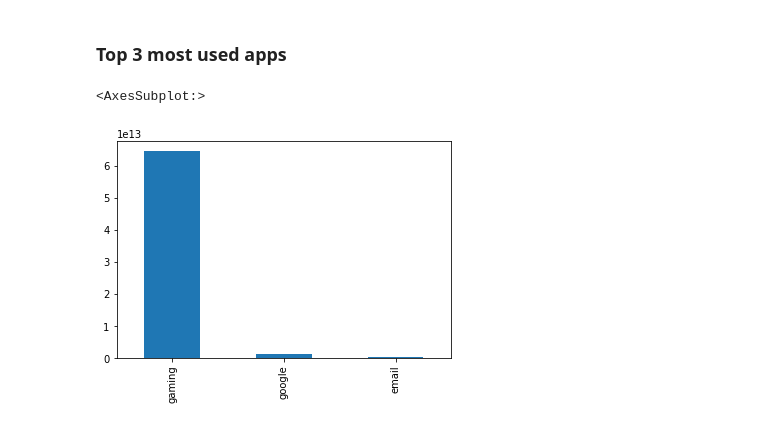
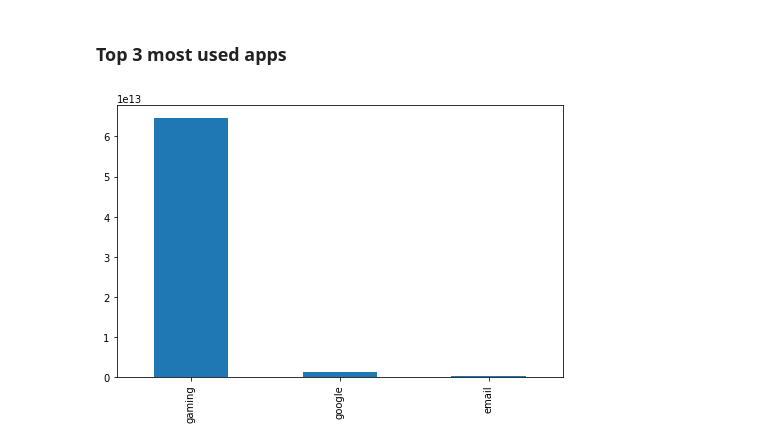
Before and after one commit to Nathnael12/Telecom_data_analysis, a Jupyter notebook: notebooks/UserEngagementAnalysis.ipynb, the cells around one changed output. Saved outputs shown, nothing was run; the diff lists cells and outputs as text; code cells hidden in the pictures.

```diff
--- a/notebooks/UserEngagementAnalysis.ipynb
+++ b/notebooks/UserEngagementAnalysis.ipynb
@@ -554,12 +554,13 @@ Top 10 youtube Users
 # %% [markdown]
 ### Top 3 most used apps
 # %%
+plt.figure(figsize=(8,5))
 total_user_engagement=users_app_engagement_rank[column_names].agg(['sum'])
 
 # transpose data to make app names indicies
 total_user_engagement=total_user_engagement.T['sum']
 
 total_user_engagement.head(3).sort_values(ascending=False).plot(kind="bar")
+plt.show()
 # %% [output]
-<AxesSubplot:>
-[figure, old version]
+[figure, new version]
```
